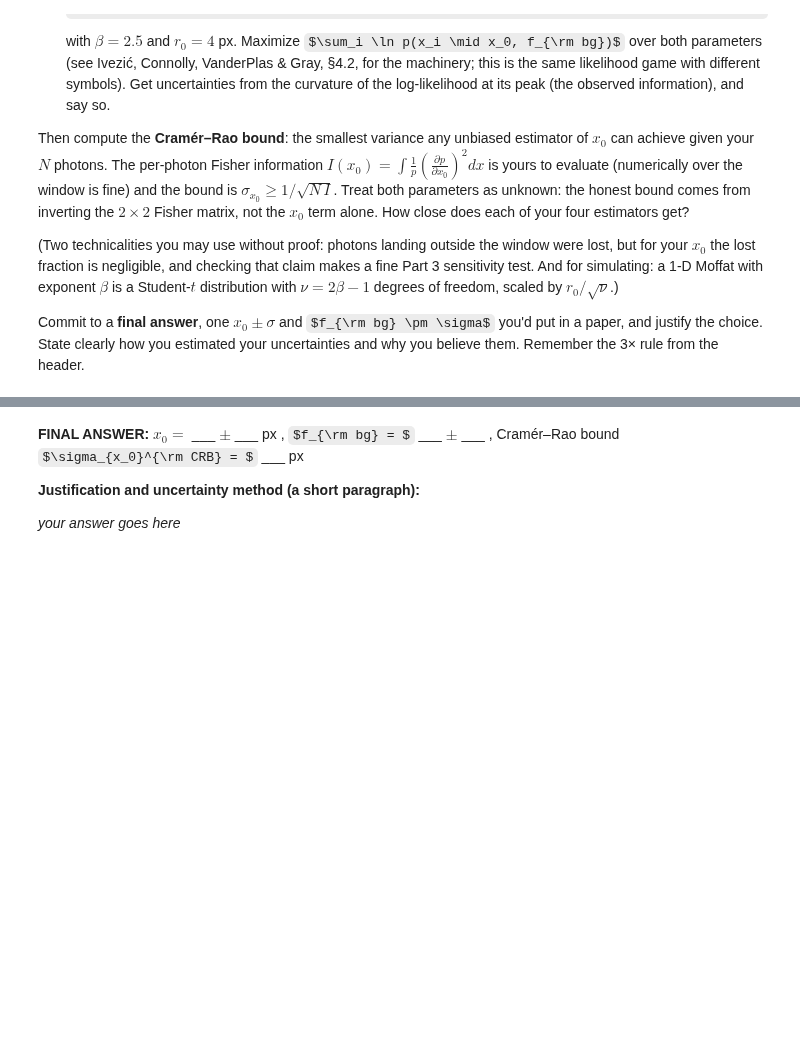
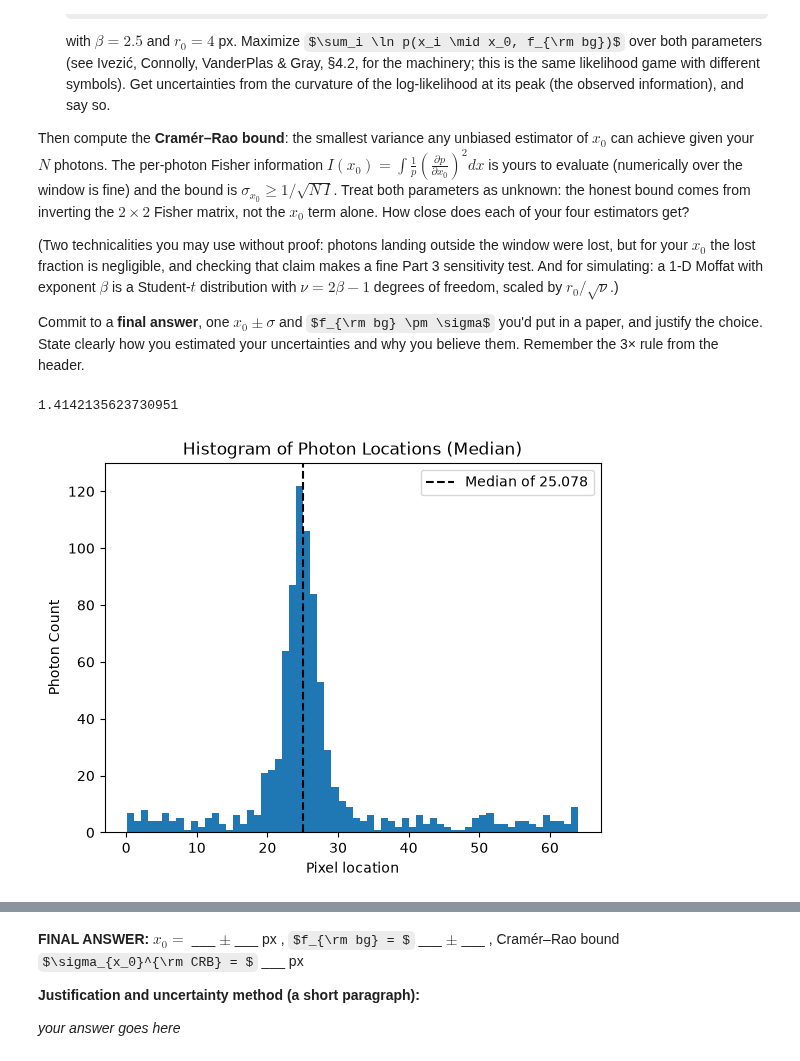
Before and after one commit to AustinMathison/ast457_2026_Fall, a Jupyter notebook: submissions/benh7/lab02.ipynb, the cells around one changed output, grey strips where cells are left out. Saved outputs shown, nothing was run; the diff lists cells and outputs as text; code cells hidden in the pictures; some formulas as TeX source; blank space fills up the shorter version.

```diff
--- a/submissions/benh7/lab02.ipynb
+++ b/submissions/benh7/lab02.ipynb
@@ -84,4 +111,20 @@ Commit to a **final answer**, one $x_0 \pm \sigma$ and $f_{\rm bg} \pm \sigma$ y
 a paper, and justify the choice. State clearly how you estimated your uncertainties and why
 you believe them. Remember the 3× rule from the header.
 # %%
-# Part 2: your work here
+# Part 2 Model 1:
+
+plt.hist(xs, 64)
+plt.title('Histogram of Photon Locations (Median)')
+plt.xlabel('Pixel location')
+plt.ylabel('Photon Count')
+
+median = np.median(xs)
+
+plt.vlines(median, ymin = 0, ymax = 200, color = 'black', linestyle = '--', label = f'Median of {median:.3f}')
+plt.ylim([0, 130])
+plt.legend()
+
+print(t.std(4, loc = median))
+# %% [output]
+1.4142135623730951
+[figure, added]
```
Also changed, not shown: parts of 16 cells of this notebook.
